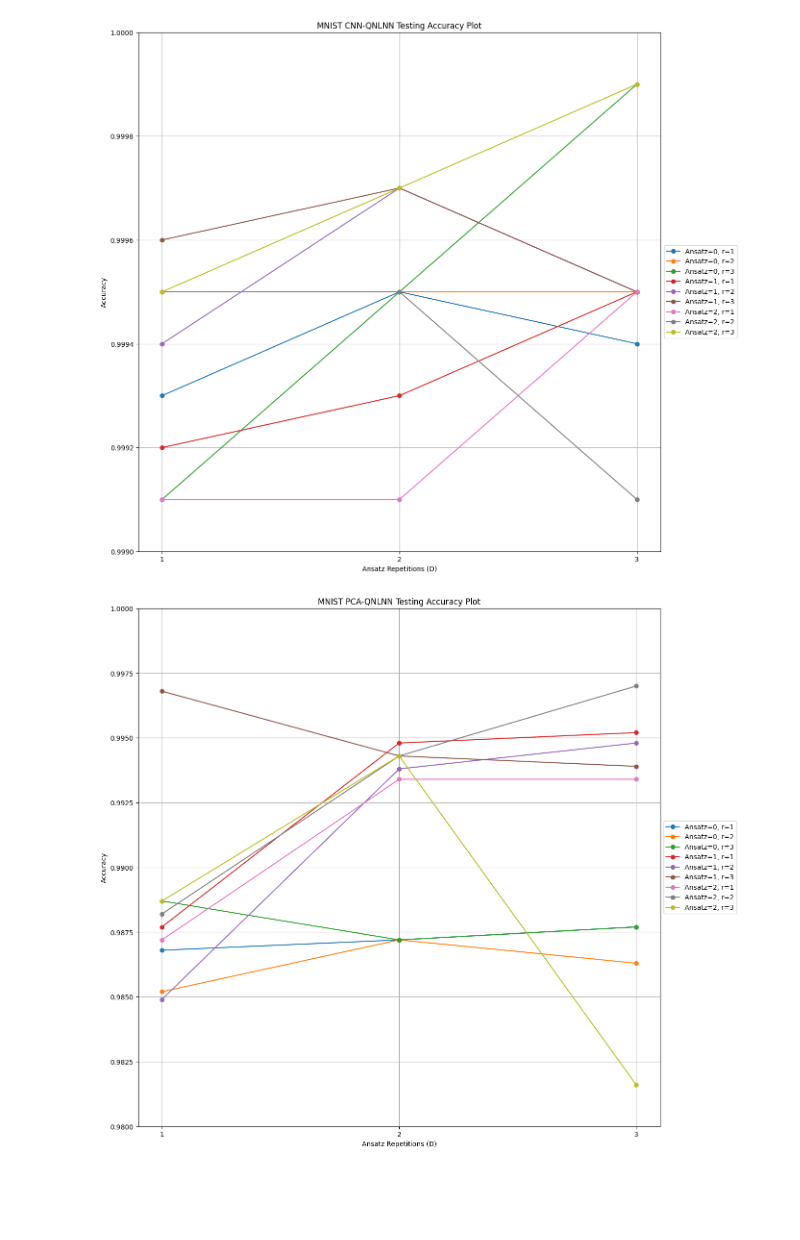
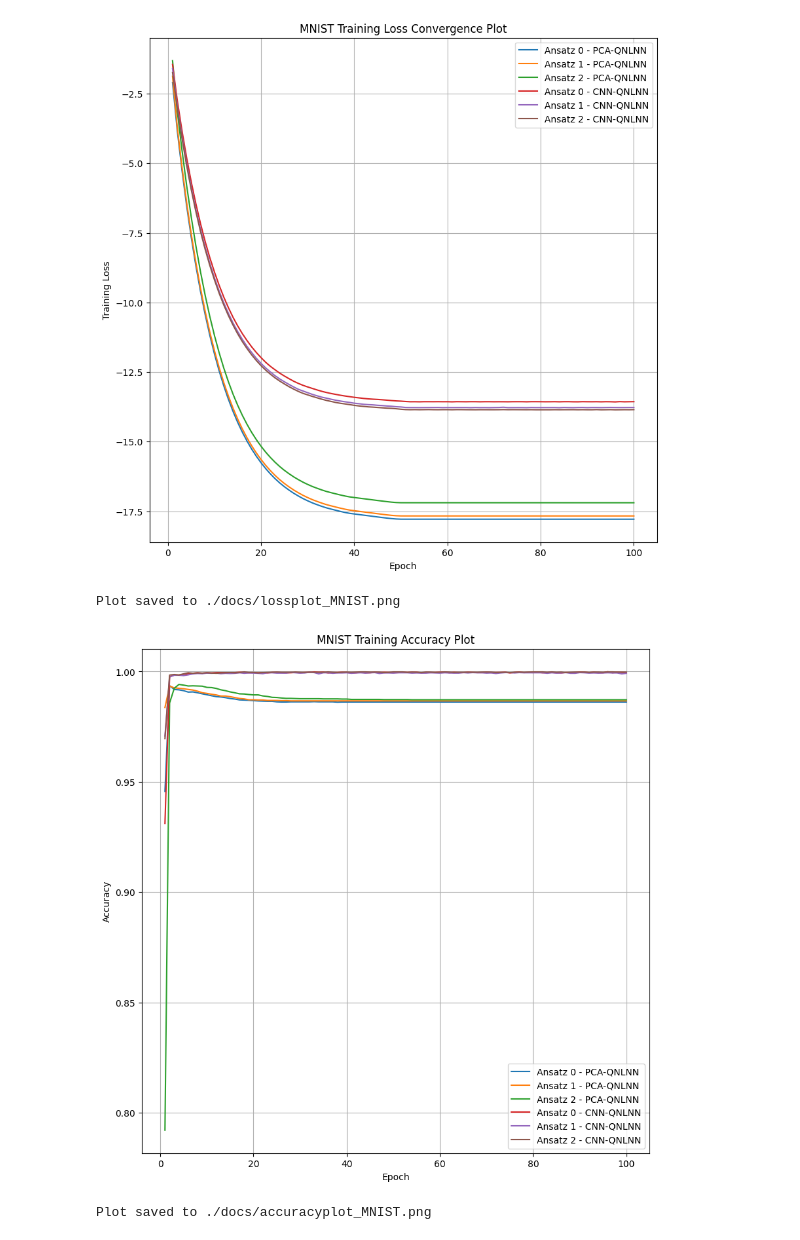
Before and after one commit to sparshgup/QNL-Net, a Jupyter notebook: plots.ipynb, the cells around one changed output. Saved outputs shown, nothing was run; the diff lists cells and outputs as text; code cells hidden in the pictures; blank space fills up the shorter version.

Commit message:
add final MNIST plots and results

```diff
--- a/plots.ipynb
+++ b/plots.ipynb
@@ -43,35 +43,39 @@ a2_pca_3 = [(1, 0.9887), (2, 0.9943), (3, 0.9816)]
 # %%
-# Plot MNIST CNN data
-plot_accuracy([a0_cnn_1, a0_cnn_2, a0_cnn_3, a1_cnn_1, a1_cnn_2, a1_cnn_3, a2_cnn_1, a2_cnn_2, a2_cnn_3], dataset='MNIST', model='CNN', ylim=0.999)
-# Plot MNIST PCA data
-plot_accuracy([a0_pca_1, a0_pca_2, a0_pca_3, a1_pca_1, a1_pca_2, a1_pca_3, a2_pca_1, a2_pca_2, a2_pca_3], dataset='MNIST', model='PCA', ylim=0.98)
+# # Plot MNIST CNN data
+# plot_accuracy([a0_cnn_1, a0_cnn_2, a0_cnn_3, a1_cnn_1, a1_cnn_2, a1_cnn_3, a2_cnn_1, a2_cnn_2, a2_cnn_3], dataset='MNIST', model='CNN', ylim=0.999)
+# # Plot MNIST PCA data
+# plot_accuracy([a0_pca_1, a0_pca_2, a0_pca_3, a1_pca_1, a1_pca_2, a1_pca_3, a2_pca_1, a2_pca_2, a2_pca_3], dataset='MNIST', model='PCA', ylim=0.98)
-# %% [output]
-[figure, removed]
-[figure, removed]
 # %%
 def plot_loss_convergence(directory, dataset, labels):
     file_pattern = os.path.join(directory, '*.csv')
     files = glob.glob(file_pattern)
     plt.figure(figsize=(10, 10))
 
+    if not files:
+        print(f"No CSV files found in directory: {directory}")
+        return
+
     for idx, file in enumerate(files):
-        df = pd.read_csv(file, sep=';', header=None, names=['Metric', 'Value'])
-        epochs = []
-        train_loss = []
-        for index, row in df.iterrows():
-            if 'Epoch' in row['Metric']:
-                epoch = int(row['Metric'].split()[1].strip(':'))
-                loss = float(row['Value'].split()[1].strip(';'))
-                epochs.append(epoch)
-                train_loss.append(loss)
+        try:
+            df = pd.read_csv(file, delimiter=',')
+            epochs = df['Epoch']
+            train_loss = df['Train Loss']
 
-        label = labels[idx]
-        plt.plot(epochs, train_loss, label=label)
+            if not epochs.empty and not train_loss.empty:
+                label = labels[idx] if idx < len(labels) else f"File {idx+1}"
+                plt.plot(epochs, train_loss, label=label)
+            else:
+                print(f"No valid data found in file: {file}")
+
+        except Exception as e:
+            print(f"Error processing file {file}: {e}")
 
     plt.xlabel('Epoch')
     plt.ylabel('Training Loss')
     plt.title(f'{dataset} Training Loss Convergence Plot')
-    plt.legend(loc='center left', bbox_to_anchor=(1, 0.5))
+    plt.legend(loc='upper right')
     plt.grid(True)
-    plt.savefig(f'./docs/lossplot_{directory}', dpi=1000)
+    output_path = f'./docs/lossplot_{dataset}.png'
+    plt.savefig(output_path, dpi=1000)
     plt.show()
+    print(f"Plot saved to {output_path}")
@@ -78,7 +119,14 @@ def plot_loss_convergence(directory, dataset, labels):
 # %%
-mnist_dir = './mnist_binary_class/epoch_data/'
+mnist_dir = './mnist_digit_binaryclass/epoch_data/'
 cifar10_dir = './cifar10_binaryclass/epoch_data/'
-labels = ['Ansatz 0 - CNN-QNLNN', 'Ansatz 1 - CNN-QNLNN', 'Ansatz 2 - CNN-QNLNN',
-          'Ansatz 0 - PCA-QNLNN', 'Ansatz 1 - PCA-QNLNN', 'Ansatz 2 - PCA-QNLNN']
+labels = ['Ansatz 0 - PCA-QNLNN', 'Ansatz 1 - PCA-QNLNN', 'Ansatz 2 - PCA-QNLNN',
+          'Ansatz 0 - CNN-QNLNN', 'Ansatz 1 - CNN-QNLNN', 'Ansatz 2 - CNN-QNLNN']
 plot_loss_convergence(mnist_dir, 'MNIST', labels=labels)
-plot_loss_convergence(cifar10_dir, 'MNIST', labels=labels)
+#plot_loss_convergence(cifar10_dir, 'MNIST', labels=labels)
+plot_accuracy_convergence(mnist_dir, 'MNIST', labels=labels)
+#plot_accuracy_convergence(cifar_dir, 'CIFAR-10', labels=labels)
+# %% [output]
+[figure, added]
+Plot saved to ./docs/lossplot_MNIST.png
+[figure, added]
+Plot saved to ./docs/accuracyplot_MNIST.png
```
Also changed, not shown: parts of 5 cells of this notebook, 11 other files.
